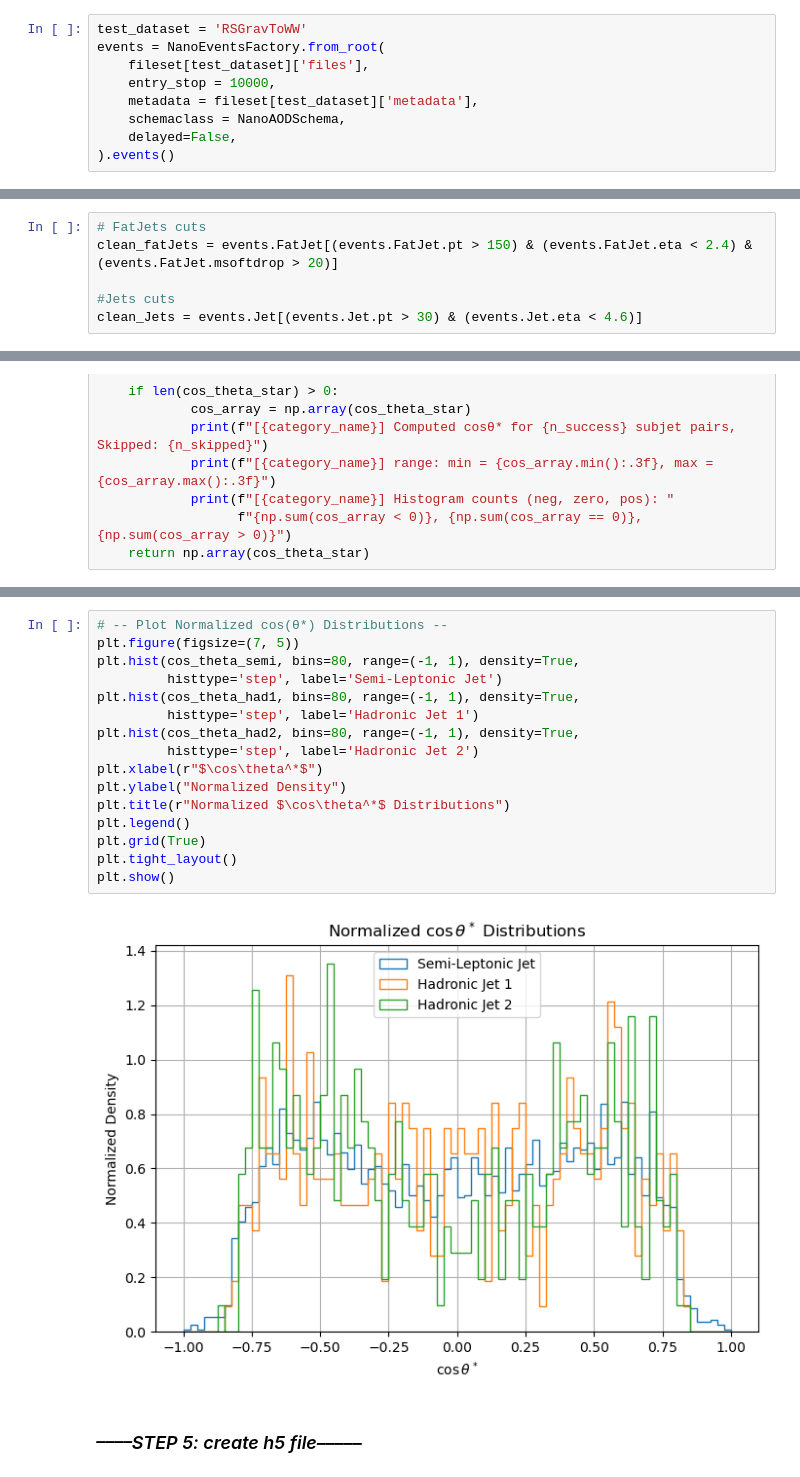
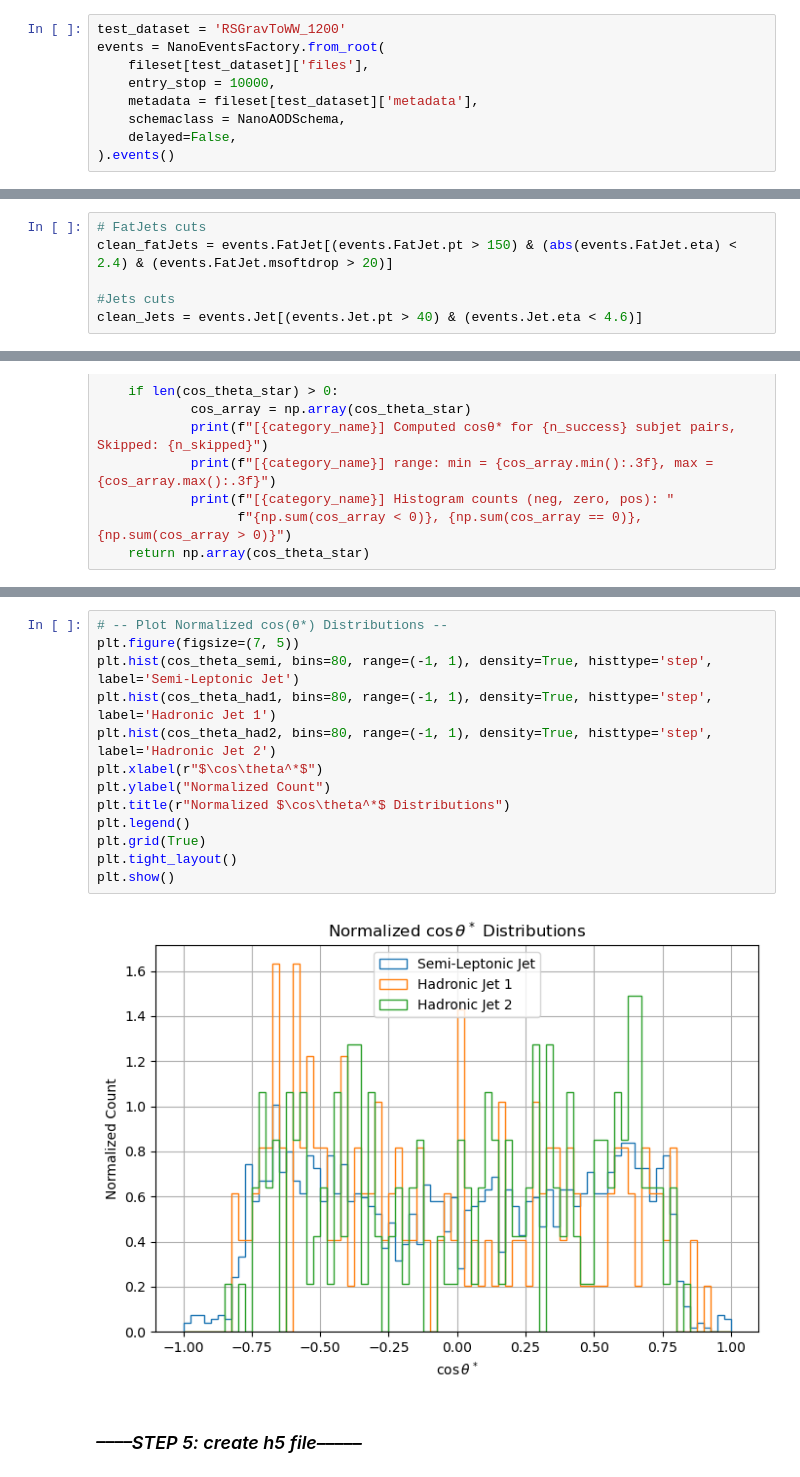
Before and after one commit to aimenobaid/polarization, a Jupyter notebook: rs_revised_selection_h5.ipynb, the cells around one changed output, grey strips where cells are left out. Cells and saved outputs as stored; diff of their text form.

```diff
--- a/rs_revised_selection_h5.ipynb
+++ b/rs_revised_selection_h5.ipynb
@@ -38,5 +39,5 @@ fileset = {
 # %%
-test_dataset = 'RSGravToWW'
+test_dataset = 'RSGravToWW_1200'
 events = NanoEventsFactory.from_root(
     fileset[test_dataset]['files'],
     entry_stop = 10000,
@@ -187,9 +188,9 @@ tight_muon_one = muons_tight[one_tight_muon_mask]
 ### *–––– STEP 2: AK8 Cleaning ––––*
 # %%
 # FatJets cuts
-clean_fatJets = events.FatJet[(events.FatJet.pt > 150) & (events.FatJet.eta < 2.4) & (events.FatJet.msoftdrop > 20)]
+clean_fatJets = events.FatJet[(events.FatJet.pt > 150) & (abs(events.FatJet.eta) < 2.4) & (events.FatJet.msoftdrop > 20)]
 
 #Jets cuts
-clean_Jets = events.Jet[(events.Jet.pt > 30) & (events.Jet.eta < 4.6)]
+clean_Jets = events.Jet[(events.Jet.pt > 40) & (events.Jet.eta < 4.6)]
 # %%
 #Removing AK4(Jet) jets overlapping with AK8(FatJets) jets
@@ -564,21 +561,18 @@ cos_theta_had2 = compute_cos_theta_star_from_vectors(had2_pairs, "Hadronic Suble
 # %%
 # -- Plot Normalized cos(θ*) Distributions --
 plt.figure(figsize=(7, 5))
-plt.hist(cos_theta_semi, bins=80, range=(-1, 1), density=True,
-         histtype='step', label='Semi-Leptonic Jet')
-plt.hist(cos_theta_had1, bins=80, range=(-1, 1), density=True,
-         histtype='step', label='Hadronic Jet 1')
-plt.hist(cos_theta_had2, bins=80, range=(-1, 1), density=True,
-         histtype='step', label='Hadronic Jet 2')
+plt.hist(cos_theta_semi, bins=80, range=(-1, 1), density=True, histtype='step', label='Semi-Leptonic Jet')
+plt.hist(cos_theta_had1, bins=80, range=(-1, 1), density=True, histtype='step', label='Hadronic Jet 1')
+plt.hist(cos_theta_had2, bins=80, range=(-1, 1), density=True, histtype='step', label='Hadronic Jet 2')
 plt.xlabel(r"$\cos\theta^*$")
-plt.ylabel("Normalized Density")
+plt.ylabel("Normalized Count")
 plt.title(r"Normalized $\cos\theta^*$ Distributions")
 plt.legend()
 plt.grid(True)
 plt.tight_layout()
 plt.show()
 # %% [output]
-[figure, old version]
+[figure, new version]
 # %% [markdown]
 ### *––––STEP 5: create h5 file–––––*
 # %%
```
Also changed, not shown: parts of 12 cells of this notebook, 2 other files.
